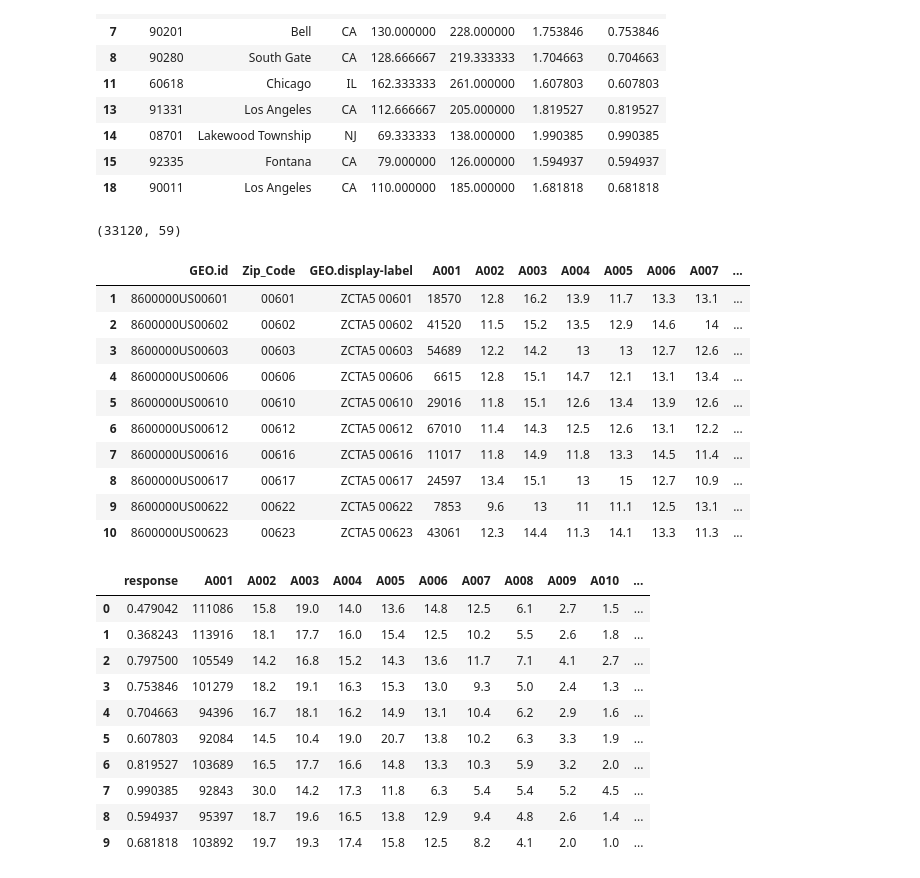
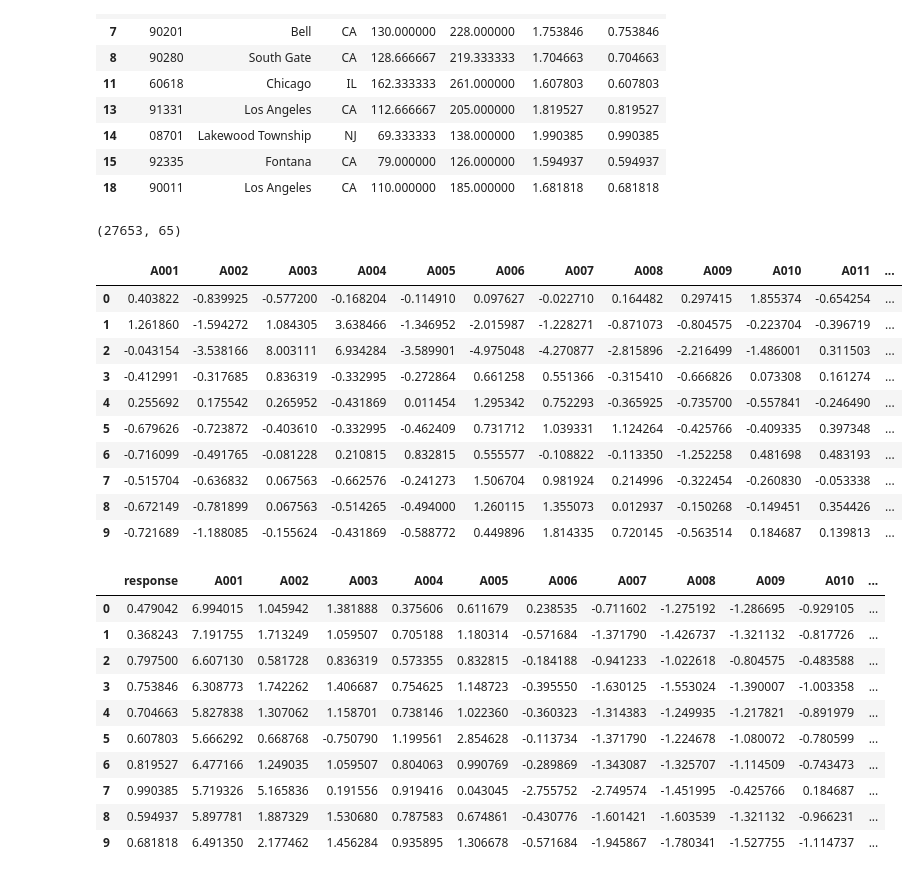
Before and after one commit to austinwu0/cs109-final-project, a Jupyter notebook: Feature_Selection.ipynb, the cells around one changed output. Saved outputs shown, nothing was run; the diff lists cells and outputs as text; code cells hidden in the pictures.

```diff
--- a/Feature_Selection.ipynb
+++ b/Feature_Selection.ipynb
@@ -79,41 +79,41 @@ response.head(10)
 | 15 | 92335 | Fontana | CA | 79.000000 | 126.000000 | 1.594937 | 0.594937 |
 | 18 | 90011 | Los Angeles | CA | 110.000000 | 185.000000 | 1.681818 | 0.681818 |
 # %%
-cdd=pd.read_pickle('data/cleaned_demographic_features.pkl')
-cdd=cdd.rename(columns={'GEO.id2' : 'Zip_Code'})
-print cdd.shape
-cdd.head(10)
+features=pd.read_pickle('data/all_features_norm_not_transformed.pkl')
+features=features.rename(columns={'zipcode':'Zip_Code'})
+print features.shape
+features.head(10)
 # %% [output]
-(33120, 59)
+(27653, 65)
-|  | GEO.id | Zip_Code | GEO.display-label | A001 | A002 | A003 | A004 | A005 | A006 | A007 | ... |
-| 1 | 8600000US00601 | 00601 | ZCTA5 00601 | 18570 | 12.8 | 16.2 | 13.9 | 11.7 | 13.3 | 13.1 | ... |
-| 2 | 8600000US00602 | 00602 | ZCTA5 00602 | 41520 | 11.5 | 15.2 | 13.5 | 12.9 | 14.6 | 14 | ... |
-| 3 | 8600000US00603 | 00603 | ZCTA5 00603 | 54689 | 12.2 | 14.2 | 13 | 13 | 12.7 | 12.6 | ... |
-| 4 | 8600000US00606 | 00606 | ZCTA5 00606 | 6615 | 12.8 | 15.1 | 14.7 | 12.1 | 13.1 | 13.4 | ... |
-| 5 | 8600000US00610 | 00610 | ZCTA5 00610 | 29016 | 11.8 | 15.1 | 12.6 | 13.4 | 13.9 | 12.6 | ... |
-| 6 | 8600000US00612 | 00612 | ZCTA5 00612 | 67010 | 11.4 | 14.3 | 12.5 | 12.6 | 13.1 | 12.2 | ... |
-| 7 | 8600000US00616 | 00616 | ZCTA5 00616 | 11017 | 11.8 | 14.9 | 11.8 | 13.3 | 14.5 | 11.4 | ... |
-| 8 | 8600000US00617 | 00617 | ZCTA5 00617 | 24597 | 13.4 | 15.1 | 13 | 15 | 12.7 | 10.9 | ... |
-| 9 | 8600000US00622 | 00622 | ZCTA5 00622 | 7853 | 9.6 | 13 | 11 | 11.1 | 12.5 | 13.1 | ... |
-| 10 | 8600000US00623 | 00623 | ZCTA5 00623 | 43061 | 12.3 | 14.4 | 11.3 | 14.1 | 13.3 | 11.3 | ... |
+|  | A001 | A002 | A003 | A004 | A005 | A006 | A007 | A008 | A009 | A010 | A011 | ... |
+| 0 | 0.403822 | -0.839925 | -0.577200 | -0.168204 | -0.114910 | 0.097627 | -0.022710 | 0.164482 | 0.297415 | 1.855374 | -0.654254 | ... |
+| 1 | 1.261860 | -1.594272 | 1.084305 | 3.638466 | -1.346952 | -2.015987 | -1.228271 | -0.871073 | -0.804575 | -0.223704 | -0.396719 | ... |
+| 2 | -0.043154 | -3.538166 | 8.003111 | 6.934284 | -3.589901 | -4.975048 | -4.270877 | -2.815896 | -2.216499 | -1.486001 | 0.311503 | ... |
+| 3 | -0.412991 | -0.317685 | 0.836319 | -0.332995 | -0.272864 | 0.661258 | 0.551366 | -0.315410 | -0.666826 | 0.073308 | 0.161274 | ... |
+| 4 | 0.255692 | 0.175542 | 0.265952 | -0.431869 | 0.011454 | 1.295342 | 0.752293 | -0.365925 | -0.735700 | -0.557841 | -0.246490 | ... |
+| 5 | -0.679626 | -0.723872 | -0.403610 | -0.332995 | -0.462409 | 0.731712 | 1.039331 | 1.124264 | -0.425766 | -0.409335 | 0.397348 | ... |
+| 6 | -0.716099 | -0.491765 | -0.081228 | 0.210815 | 0.832815 | 0.555577 | -0.108822 | -0.113350 | -1.252258 | 0.481698 | 0.483193 | ... |
+| 7 | -0.515704 | -0.636832 | 0.067563 | -0.662576 | -0.241273 | 1.506704 | 0.981924 | 0.214996 | -0.322454 | -0.260830 | -0.053338 | ... |
+| 8 | -0.672149 | -0.781899 | 0.067563 | -0.514265 | -0.494000 | 1.260115 | 1.355073 | 0.012937 | -0.150268 | -0.149451 | 0.354426 | ... |
+| 9 | -0.721689 | -1.188085 | -0.155624 | -0.431869 | -0.588772 | 0.449896 | 1.814335 | 0.720145 | -0.563514 | 0.184687 | 0.139813 | ... |
 # %%
-merged=pd.merge(response, cdd, on=['Zip_Code'])
-merged=merged.drop(['Zip_Code','City','State','2000_agg','2010_agg','GEO.id','GEO.display-label','pct_delta'], 1)
+merged=pd.merge(response, features, on=['Zip_Code'])
+merged=merged.drop(['Zip_Code','City','State','2000_agg','2010_agg','pct_delta'], 1)
 merged=merged.astype('float')
-merged=merged.rename(columns={'scaled_pct' : 'response'})
+merged=merged.rename(columns={'scaled_pct' : 'response','Number of establishments' : 'n_establishments'})
 merged.head(10)
 # %% [output]
 |  | response | A001 | A002 | A003 | A004 | A005 | A006 | A007 | A008 | A009 | A010 | ... |
-| 0 | 0.479042 | 111086 | 15.8 | 19.0 | 14.0 | 13.6 | 14.8 | 12.5 | 6.1 | 2.7 | 1.5 | ... |
-| 1 | 0.368243 | 113916 | 18.1 | 17.7 | 16.0 | 15.4 | 12.5 | 10.2 | 5.5 | 2.6 | 1.8 | ... |
-| 2 | 0.797500 | 105549 | 14.2 | 16.8 | 15.2 | 14.3 | 13.6 | 11.7 | 7.1 | 4.1 | 2.7 | ... |
-| 3 | 0.753846 | 101279 | 18.2 | 19.1 | 16.3 | 15.3 | 13.0 | 9.3 | 5.0 | 2.4 | 1.3 | ... |
-| 4 | 0.704663 | 94396 | 16.7 | 18.1 | 16.2 | 14.9 | 13.1 | 10.4 | 6.2 | 2.9 | 1.6 | ... |
-| 5 | 0.607803 | 92084 | 14.5 | 10.4 | 19.0 | 20.7 | 13.8 | 10.2 | 6.3 | 3.3 | 1.9 | ... |
-| 6 | 0.819527 | 103689 | 16.5 | 17.7 | 16.6 | 14.8 | 13.3 | 10.3 | 5.9 | 3.2 | 2.0 | ... |
-| 7 | 0.990385 | 92843 | 30.0 | 14.2 | 17.3 | 11.8 | 6.3 | 5.4 | 5.4 | 5.2 | 4.5 | ... |
-| 8 | 0.594937 | 95397 | 18.7 | 19.6 | 16.5 | 13.8 | 12.9 | 9.4 | 4.8 | 2.6 | 1.4 | ... |
-| 9 | 0.681818 | 103892 | 19.7 | 19.3 | 17.4 | 15.8 | 12.5 | 8.2 | 4.1 | 2.0 | 1.0 | ... |
+| 0 | 0.479042 | 6.994015 | 1.045942 | 1.381888 | 0.375606 | 0.611679 | 0.238535 | -0.711602 | -1.275192 | -1.286695 | -0.929105 | ... |
+| 1 | 0.368243 | 7.191755 | 1.713249 | 1.059507 | 0.705188 | 1.180314 | -0.571684 | -1.371790 | -1.426737 | -1.321132 | -0.817726 | ... |
+| 2 | 0.797500 | 6.607130 | 0.581728 | 0.836319 | 0.573355 | 0.832815 | -0.184188 | -0.941233 | -1.022618 | -0.804575 | -0.483588 | ... |
+| 3 | 0.753846 | 6.308773 | 1.742262 | 1.406687 | 0.754625 | 1.148723 | -0.395550 | -1.630125 | -1.553024 | -1.390007 | -1.003358 | ... |
+| 4 | 0.704663 | 5.827838 | 1.307062 | 1.158701 | 0.738146 | 1.022360 | -0.360323 | -1.314383 | -1.249935 | -1.217821 | -0.891979 | ... |
+| 5 | 0.607803 | 5.666292 | 0.668768 | -0.750790 | 1.199561 | 2.854628 | -0.113734 | -1.371790 | -1.224678 | -1.080072 | -0.780599 | ... |
+| 6 | 0.819527 | 6.477166 | 1.249035 | 1.059507 | 0.804063 | 0.990769 | -0.289869 | -1.343087 | -1.325707 | -1.114509 | -0.743473 | ... |
+| 7 | 0.990385 | 5.719326 | 5.165836 | 0.191556 | 0.919416 | 0.043045 | -2.755752 | -2.749574 | -1.451995 | -0.425766 | 0.184687 | ... |
+| 8 | 0.594937 | 5.897781 | 1.887329 | 1.530680 | 0.787583 | 0.674861 | -0.430776 | -1.601421 | -1.603539 | -1.321132 | -0.966231 | ... |
+| 9 | 0.681818 | 6.491350 | 2.177462 | 1.456284 | 0.935895 | 1.306678 | -0.571684 | -1.945867 | -1.780341 | -1.527755 | -1.114737 | ... |
 # %%
 #minimerge = merged[0:50]
 bestmodel = forward_selected(merged, 'response')
```
Also changed, not shown: parts of 1 cell of this notebook, 2 other files.
